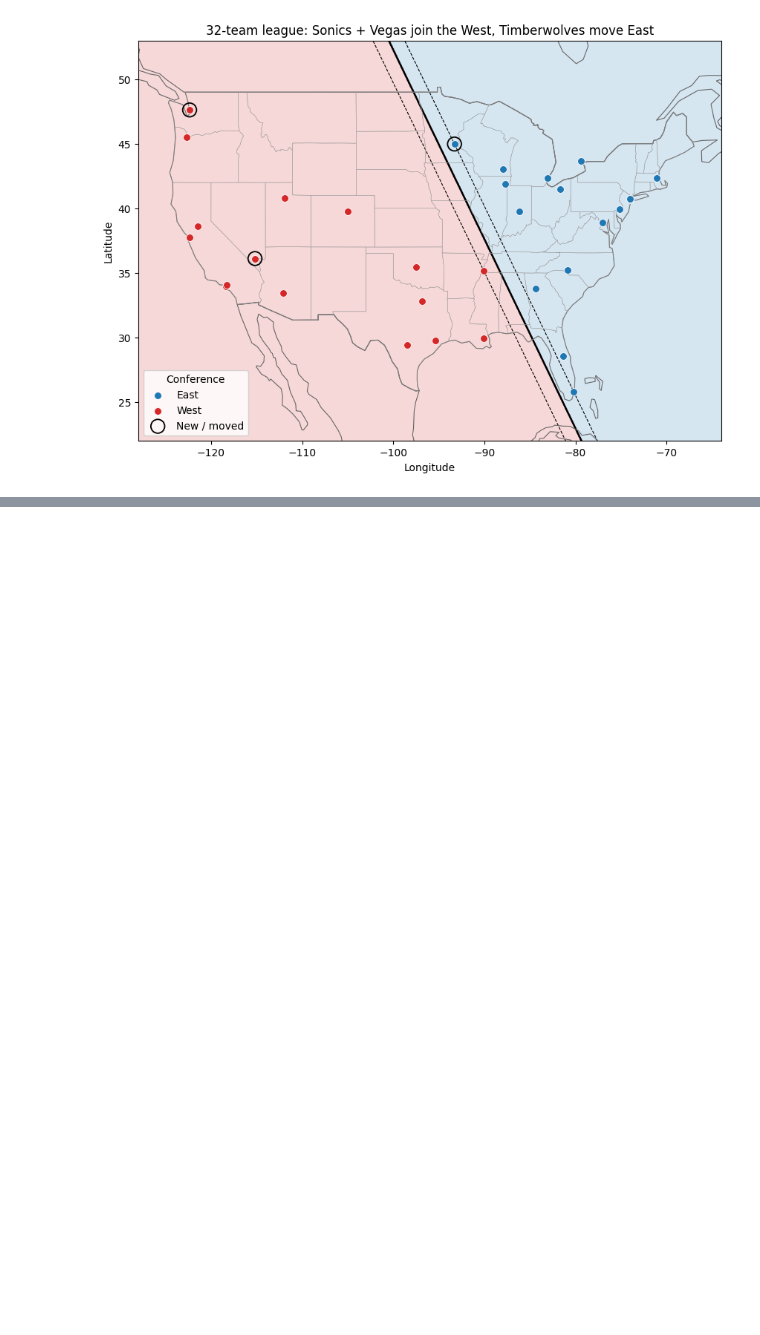
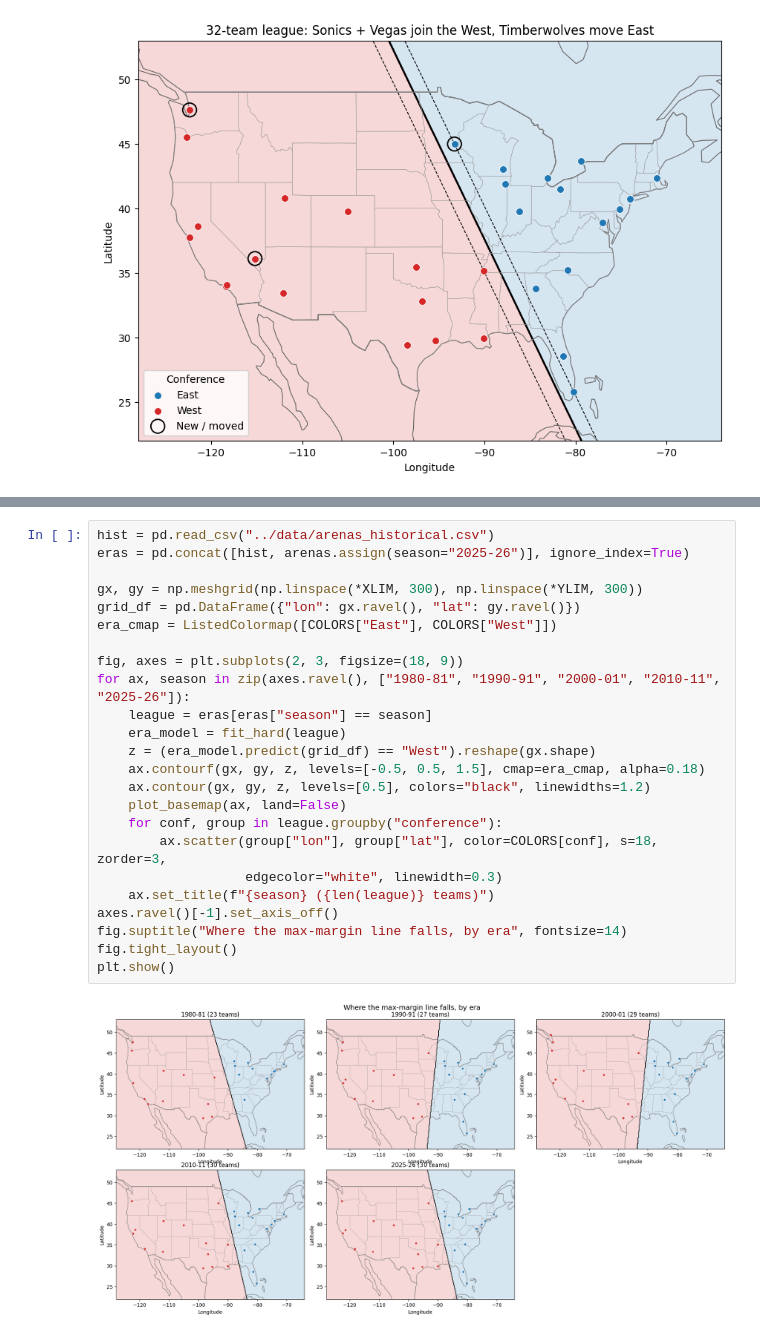
Before and after one commit to cassiama/nba-east-west-mini-project, a Jupyter notebook: notebooks/east_west_svm.ipynb, the cells around one changed output, grey strips where cells are left out. Cells and saved outputs as stored; diff of their text form; blank space fills up the shorter version.

```diff
--- a/notebooks/east_west_svm.ipynb
+++ b/notebooks/east_west_svm.ipynb
@@ -344,0 +435,26 @@ plt.show()
+# %%
+hist = pd.read_csv("../data/arenas_historical.csv")
+eras = pd.concat([hist, arenas.assign(season="2025-26")], ignore_index=True)
+
+gx, gy = np.meshgrid(np.linspace(*XLIM, 300), np.linspace(*YLIM, 300))
+grid_df = pd.DataFrame({"lon": gx.ravel(), "lat": gy.ravel()})
+era_cmap = ListedColormap([COLORS["East"], COLORS["West"]])
+
+fig, axes = plt.subplots(2, 3, figsize=(18, 9))
+for ax, season in zip(axes.ravel(), ["1980-81", "1990-91", "2000-01", "2010-11", "2025-26"]):
+    league = eras[eras["season"] == season]
+    era_model = fit_hard(league)
+    z = (era_model.predict(grid_df) == "West").reshape(gx.shape)
+    ax.contourf(gx, gy, z, levels=[-0.5, 0.5, 1.5], cmap=era_cmap, alpha=0.18)
+    ax.contour(gx, gy, z, levels=[0.5], colors="black", linewidths=1.2)
+    plot_basemap(ax, land=False)
+    for conf, group in league.groupby("conference"):
+        ax.scatter(group["lon"], group["lat"], color=COLORS[conf], s=18, zorder=3,
+                   edgecolor="white", linewidth=0.3)
+    ax.set_title(f"{season} ({len(league)} teams)")
+axes.ravel()[-1].set_axis_off()
+fig.suptitle("Where the max-margin line falls, by era", fontsize=14)
+fig.tight_layout()
+plt.show()
+# %% [output]
+[figure, added]
```
Also changed, not shown: parts of 7 cells of this notebook, 3 other files.
